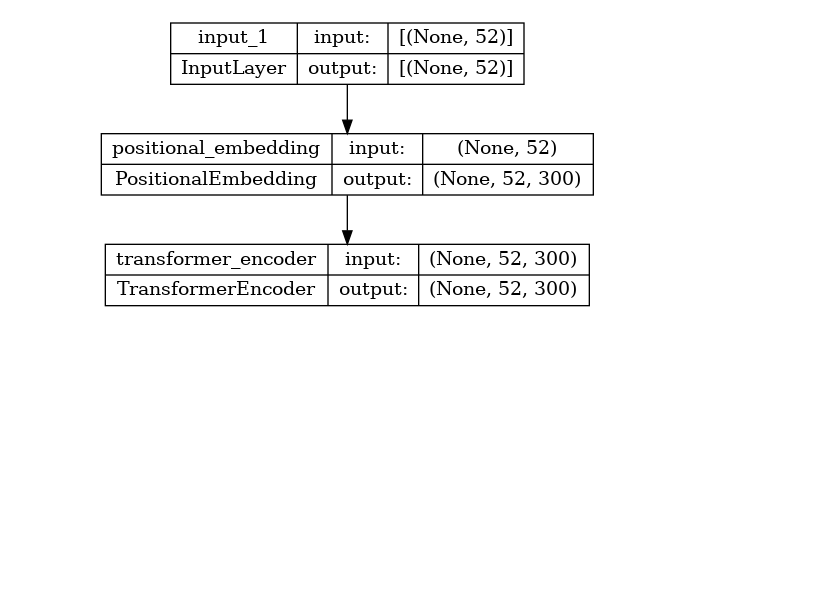
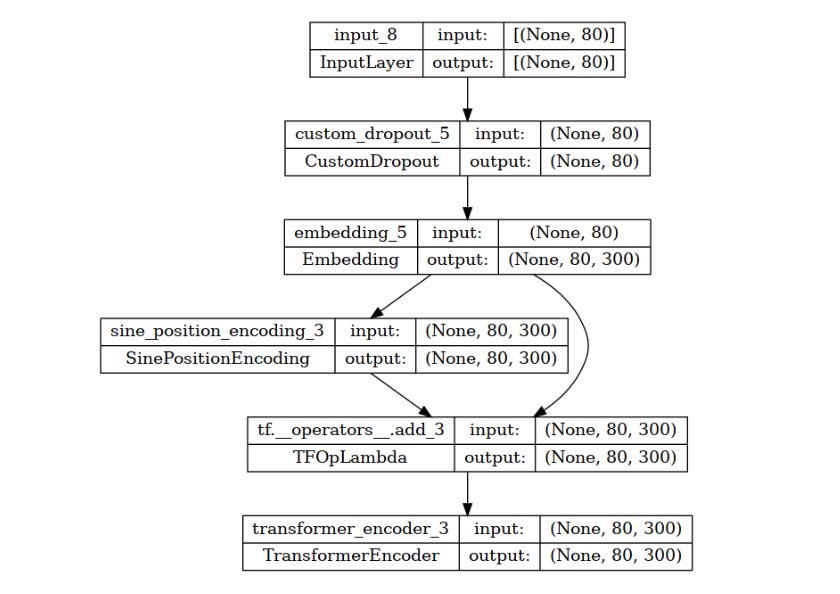
Before and after one commit to IvanPopJovanov/txt2gloss, a Jupyter notebook: transformer.ipynb, the cells around one changed output. Saved outputs shown, nothing was run; the diff lists cells and outputs as text; code cells hidden in the pictures; blank space fills up the shorter version.

```diff
--- a/transformer.ipynb
+++ b/transformer.ipynb
@@ -345,7 +266,13 @@ latent_dim = 128
 num_heads = 8
 # %%
 encoder_inputs = Input(shape=(input_pad_len,))
-x = PositionalEmbedding(input_pad_len, num_input_words + 1, embedding_size)(encoder_inputs)
+x = CustomDropout(1.0, 0.05)(encoder_inputs)
+# x = PositionalEmbedding(input_pad_len, num_input_words + 1, embedding_size)(encoder_inputs)
+encoder_embedding = Embedding(input_dim = num_input_words + 1, output_dim = embedding_size, mask_zero = True, weights = [input_embedding_matrix], trainable = False)(x)
+encoder_pos_encoding = SinePositionEncoding()(encoder_embedding)
+x = encoder_embedding + encoder_pos_encoding
 encoder_outputs = TransformerEncoder(embedding_size, latent_dim, num_heads)(x)
 encoder = keras.Model(encoder_inputs, encoder_outputs)
+
+utils.plot_model(encoder, show_shapes=True, expand_nested=True)
 # %% [output]
@@ -355,8 +279,4 @@ Skipping registering GPU devices...
+[figure, added]
-# %%
-import pydot
-utils.plot_model(encoder, show_shapes=True, expand_nested=True)
-# %% [output]
-[figure, removed]
 # %%
 decoder_inputs = Input(shape=(target_pad_len,))
 encoded_seq_inputs = Input(shape=(input_pad_len, embedding_size))
```
Also changed, not shown: parts of 38 cells of this notebook.
